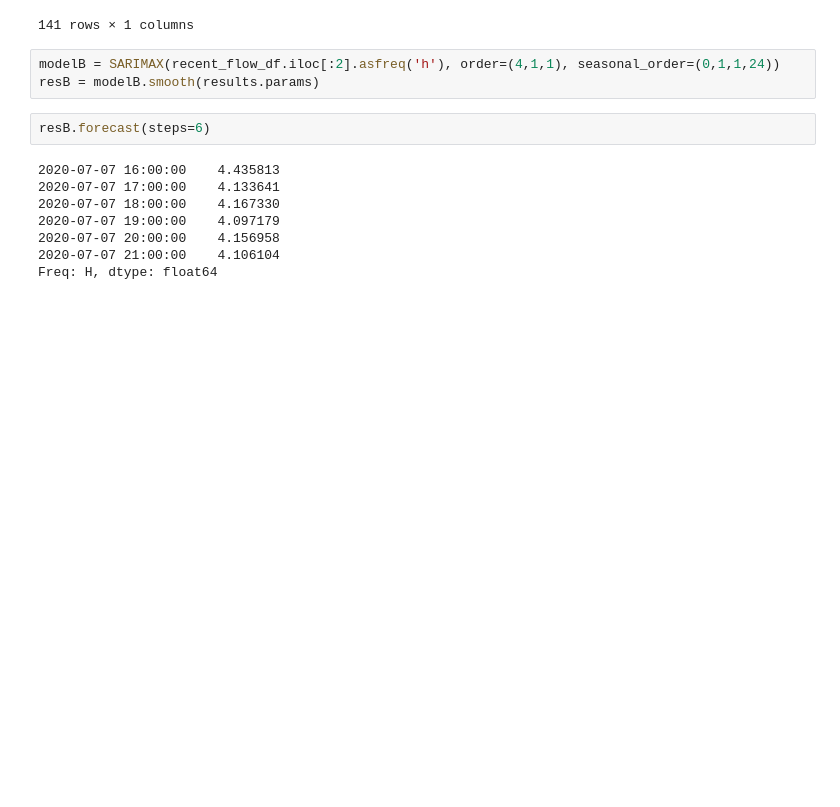
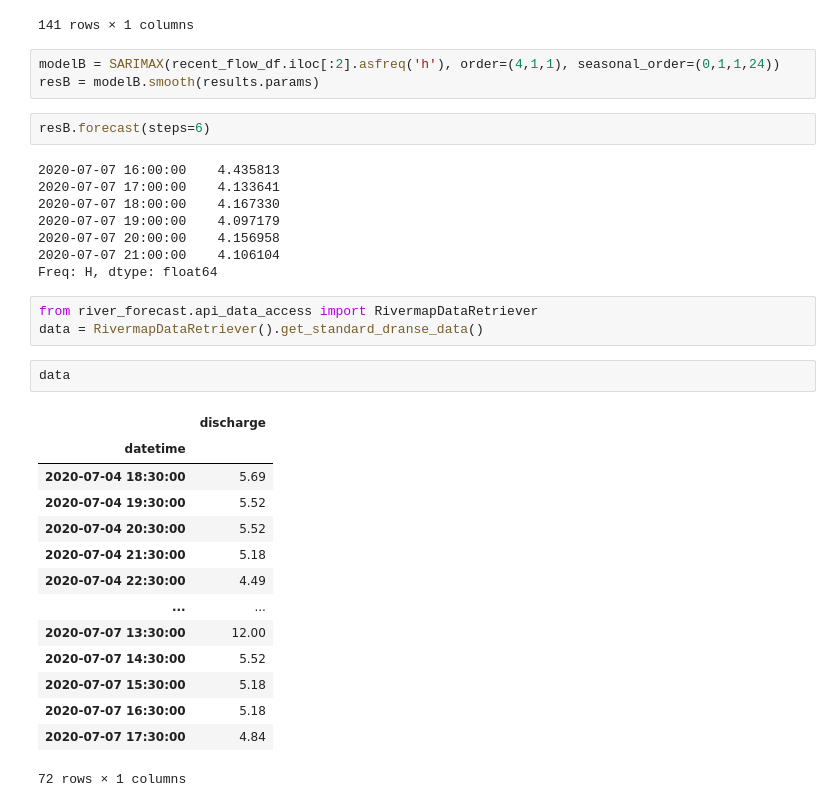
Before and after one commit to maxnolte/river_forecast, a Jupyter notebook: exploratory_analysis_hourly_data.ipynb, the cells around one changed output. Cells and saved outputs as stored; diff of their text form; blank space fills up the shorter version.

```diff
--- a/exploratory_analysis_hourly_data.ipynb
+++ b/exploratory_analysis_hourly_data.ipynb
@@ -352,3 +352,23 @@ resB.forecast(steps=6)
 2020-07-07 20:00:00    4.156958
 2020-07-07 21:00:00    4.106104
 Freq: H, dtype: float64
+# %%
+from river_forecast.api_data_access import RivermapDataRetriever
+data = RivermapDataRetriever().get_standard_dranse_data()
+# %%
+data
+# %% [output]
+|  | discharge |
+| datetime |  |
+| 2020-07-04 18:30:00 | 5.69 |
+| 2020-07-04 19:30:00 | 5.52 |
+| 2020-07-04 20:30:00 | 5.52 |
+| 2020-07-04 21:30:00 | 5.18 |
+| 2020-07-04 22:30:00 | 4.49 |
+| ... | ... |
+| 2020-07-07 13:30:00 | 12.00 |
+| 2020-07-07 14:30:00 | 5.52 |
+| 2020-07-07 15:30:00 | 5.18 |
+| 2020-07-07 16:30:00 | 5.18 |
+| 2020-07-07 17:30:00 | 4.84 |
+72 rows × 1 columns
```
Also changed, not shown: 2 other files.
